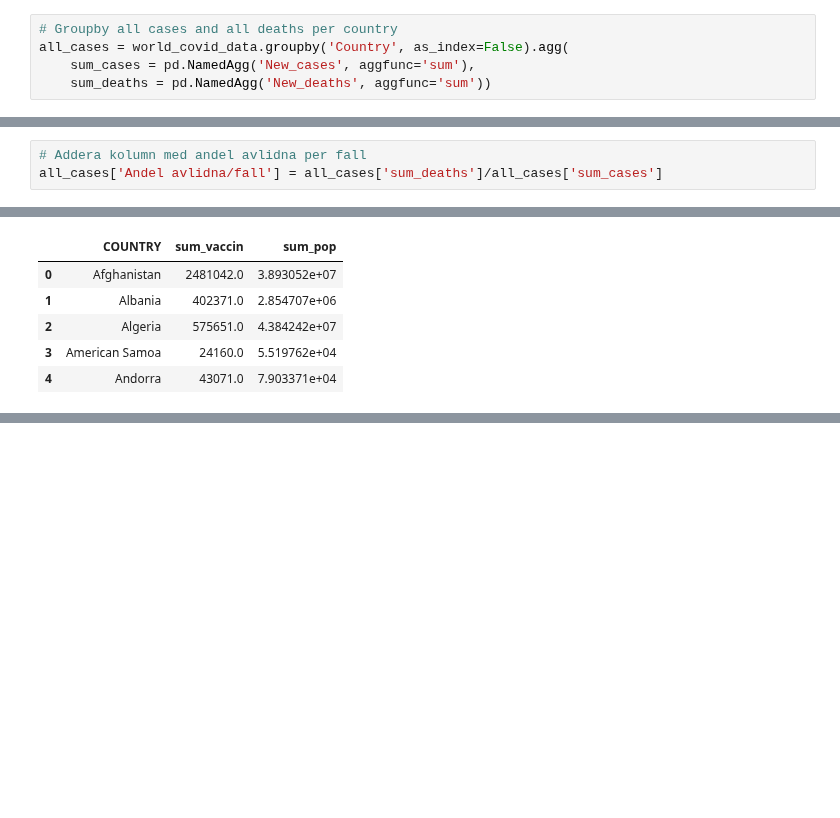
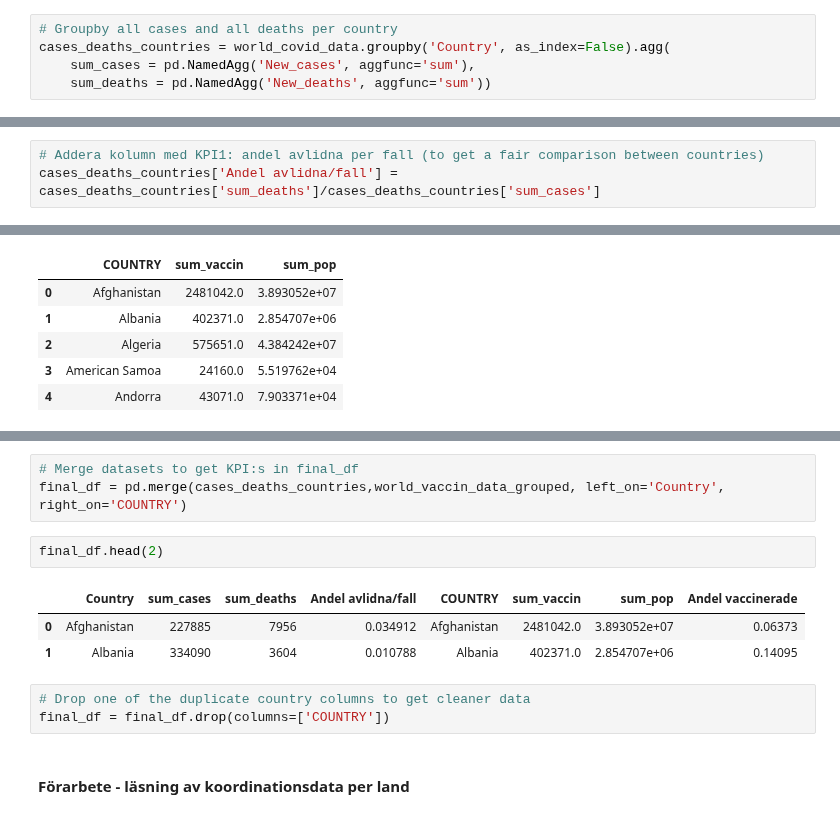
Before and after one commit to yomo001/databehandling-YOUNIS-MOUSSAVI, a Jupyter notebook: Laboration/lab1_uppgift4.ipynb, the cells around one changed output, grey strips where cells are left out. Drawn from its saved outputs; the diff is of its cells as text; blank space fills up the shorter version.

```diff
--- a/Laboration/lab1_uppgift4.ipynb
+++ b/Laboration/lab1_uppgift4.ipynb
@@ -29,7 +37,7 @@ world_covid_data.head()
 | 4 | 2020-01-07 | AF | Afghanistan | EMRO | 0 | 0 | 0 | ... |
 # %%
 # Groupby all cases and all deaths per country
-all_cases = world_covid_data.groupby('Country', as_index=False).agg(
+cases_deaths_countries = world_covid_data.groupby('Country', as_index=False).agg(
     sum_cases = pd.NamedAgg('New_cases', aggfunc='sum'),
     sum_deaths = pd.NamedAgg('New_deaths', aggfunc='sum'))
 # %%
@@ -42,5 +50,5 @@ all_cases.head()
 | 3 | American Samoa | 8359 | 34 |
 | 4 | Andorra | 48015 | 159 |
 # %%
-# Addera kolumn med andel avlidna per fall
-all_cases['Andel avlidna/fall'] = all_cases['sum_deaths']/all_cases['sum_cases']
+# Addera kolumn med KPI1: andel avlidna per fall (to get a fair comparison between countries)
+cases_deaths_countries['Andel avlidna/fall'] = cases_deaths_countries['sum_deaths']/cases_deaths_countries['sum_cases']
@@ -247,0 +119,14 @@ fig.update_layout(mapbox_style="open-street-map")
+# %%
+# Merge datasets to get KPI:s in final_df
+final_df = pd.merge(cases_deaths_countries,world_vaccin_data_grouped, left_on='Country', right_on='COUNTRY')
+# %%
+final_df.head(2)
+# %% [output]
+|  | Country | sum_cases | sum_deaths | Andel avlidna/fall | COUNTRY | sum_vaccin | sum_pop | Andel vaccinerade |
+| 0 | Afghanistan | 227885 | 7956 | 0.034912 | Afghanistan | 2481042.0 | 3.893052e+07 | 0.06373 |
+| 1 | Albania | 334090 | 3604 | 0.010788 | Albania | 402371.0 | 2.854707e+06 | 0.14095 |
+# %%
+# Drop one of the duplicate country columns to get cleaner data
+final_df = final_df.drop(columns=['COUNTRY'])
+# %% [markdown]
+#### Förarbete - läsning av koordinationsdata per land
```
Also changed, not shown: parts of 49 cells of this notebook.
